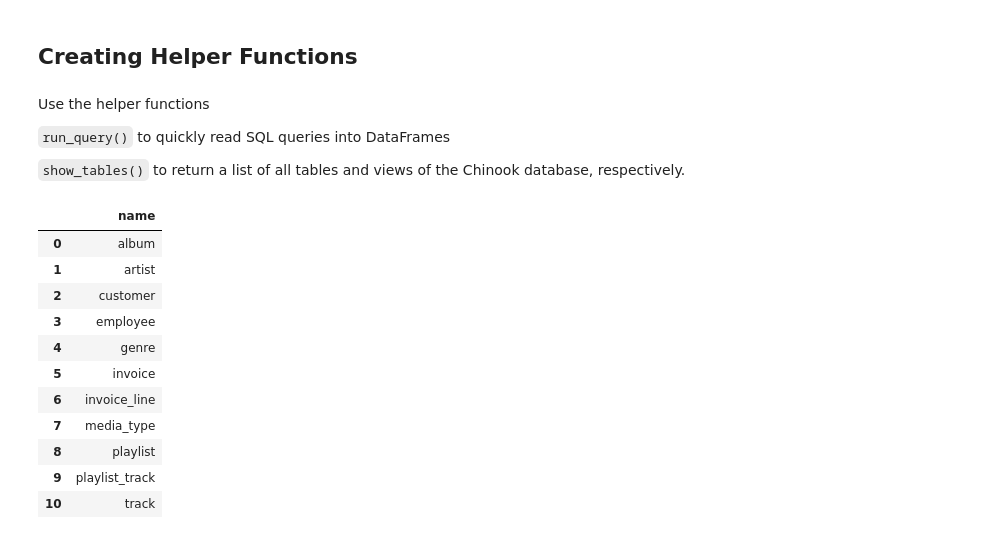
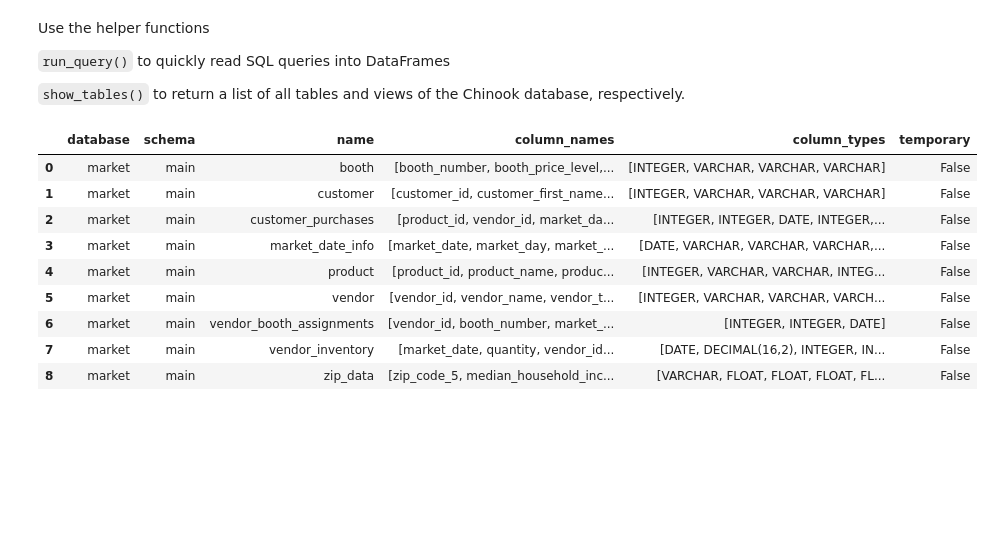
Before and after one commit to bst-depractice/sql_part2_dataeng, a Jupyter notebook: Questions.ipynb, the cells around one changed output. Saved outputs shown, nothing was run; the diff lists cells and outputs as text; code cells hidden in the pictures; blank space fills up the shorter version.

```diff
--- a/Questions.ipynb
+++ b/Questions.ipynb
@@ -35,2 +37,0 @@ The goal is to find answers and provide recommendations on the following:
-# %% [markdown]
-## Creating Helper Functions
@@ -44,36 +55,31 @@ Use the helper functions
 # %%
 import sqlite3
 import pandas as pd
 import numpy as np
 import matplotlib.pyplot as plt
 from matplotlib import cm
+import duckdb
 %matplotlib inline
 
 def run_query(q):
-    with sqlite3.connect('chinook.db') as conn:
+    with duckdb.connect('market.db') as conn:
         return pd.read_sql(q, conn)
 
 def show_tables():
-    q = '''
-    SELECT
-        name
-
-    FROM sqlite_master
-    WHERE type in ("table", "view");
-    '''
+    q = """
+    show all tables
+    """
     return run_query(q)
 
 show_tables()
 # %% [output]
-|  | name |
-| 0 | album |
-| 1 | artist |
-| 2 | customer |
-| 3 | employee |
-| 4 | genre |
-| 5 | invoice |
-| 6 | invoice_line |
-| 7 | media_type |
-| 8 | playlist |
-| 9 | playlist_track |
-| 10 | track |
+|  | database | schema | name | column_names | column_types | temporary |
+| 0 | market | main | booth | [booth_number, booth_price_level,... | [INTEGER, VARCHAR, VARCHAR, VARCHAR] | False |
+| 1 | market | main | customer | [customer_id, customer_first_name... | [INTEGER, VARCHAR, VARCHAR, VARCHAR] | False |
+| 2 | market | main | customer_purchases | [product_id, vendor_id, market_da... | [INTEGER, INTEGER, DATE, INTEGER,... | False |
+| 3 | market | main | market_date_info | [market_date, market_day, market_... | [DATE, VARCHAR, VARCHAR, VARCHAR,... | False |
+| 4 | market | main | product | [product_id, product_name, produc... | [INTEGER, VARCHAR, VARCHAR, INTEG... | False |
+| 5 | market | main | vendor | [vendor_id, vendor_name, vendor_t... | [INTEGER, VARCHAR, VARCHAR, VARCH... | False |
+| 6 | market | main | vendor_booth_assignments | [vendor_id, booth_number, market_... | [INTEGER, INTEGER, DATE] | False |
+| 7 | market | main | vendor_inventory | [market_date, quantity, vendor_id... | [DATE, DECIMAL(16,2), INTEGER, IN... | False |
+| 8 | market | main | zip_data | [zip_code_5, median_household_inc... | [VARCHAR, FLOAT, FLOAT, FLOAT, FL... | False |
```
Also changed, not shown: parts of 25 cells of this notebook.
